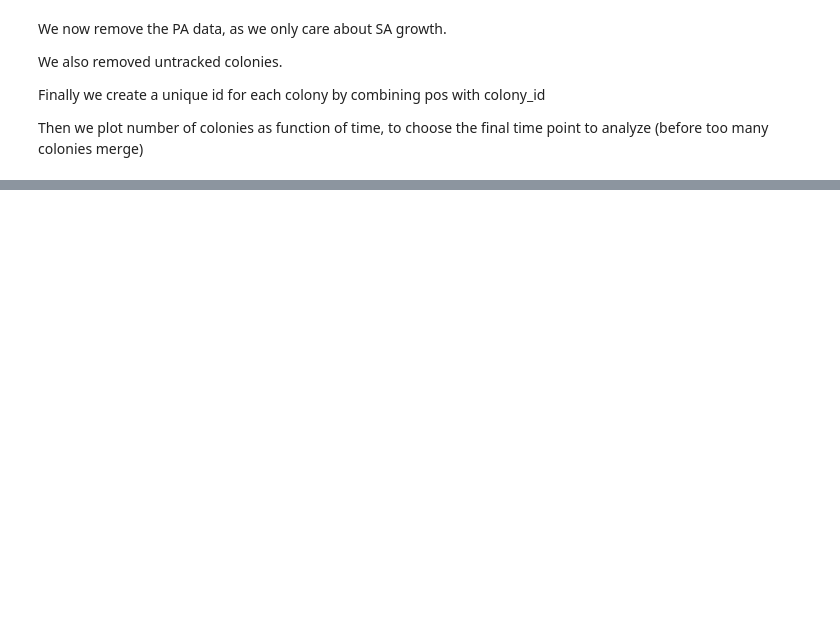
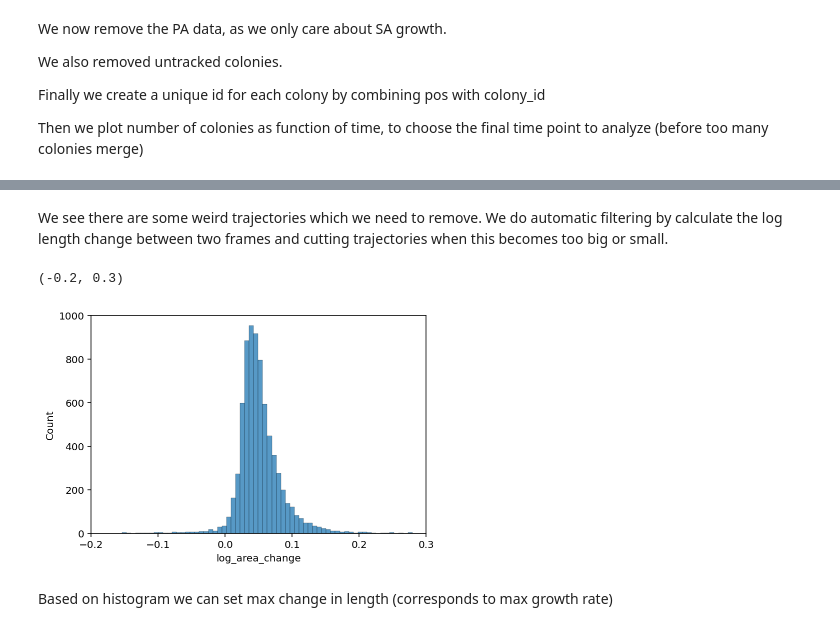
Before and after one commit to simonvanvliet/PA-SA_Agarpads, a Jupyter notebook: 2_plot_colony_growth.ipynb, the cells around one changed output, grey strips where cells are left out. Drawn from its saved outputs; the diff is of its cells as text; code cells hidden in the pictures; blank space fills up the shorter version.

```diff
--- a/2_plot_colony_growth.ipynb
+++ b/2_plot_colony_growth.ipynb
@@ -52,0 +76,10 @@ df['poscol_id'] = df['PositionIdx'].map(str) + '-' + df['ChannelIdx'].map(str) +
+# %% [markdown]
+We see there are some weird trajectories which we need to remove.
+We do automatic filtering by calculate the log length change between two frames and cutting trajectories when this becomes too big or small.
+# %%
+sns.histplot(data=df, x='log_area_change', bins=200).set_xlim(-0.2,0.3)
+# %% [output]
+(-0.2, 0.3)
+[figure, added]
+# %% [markdown]
+Based on histogram we can set max change in length (corresponds to max growth rate)
```
Also changed, not shown: parts of 22 cells of this notebook, 2 other files.
